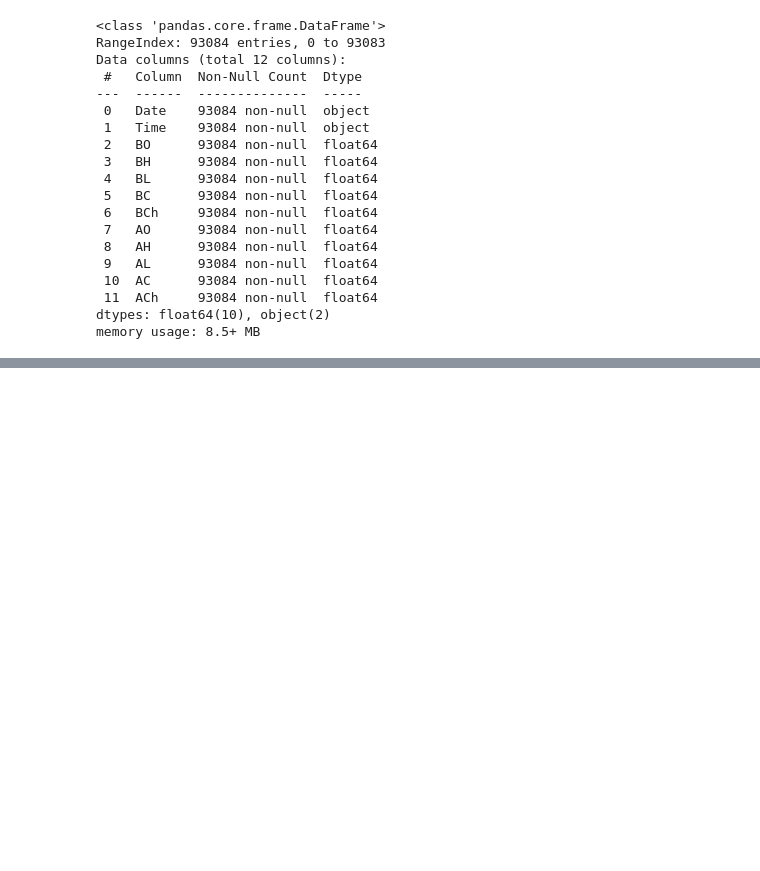
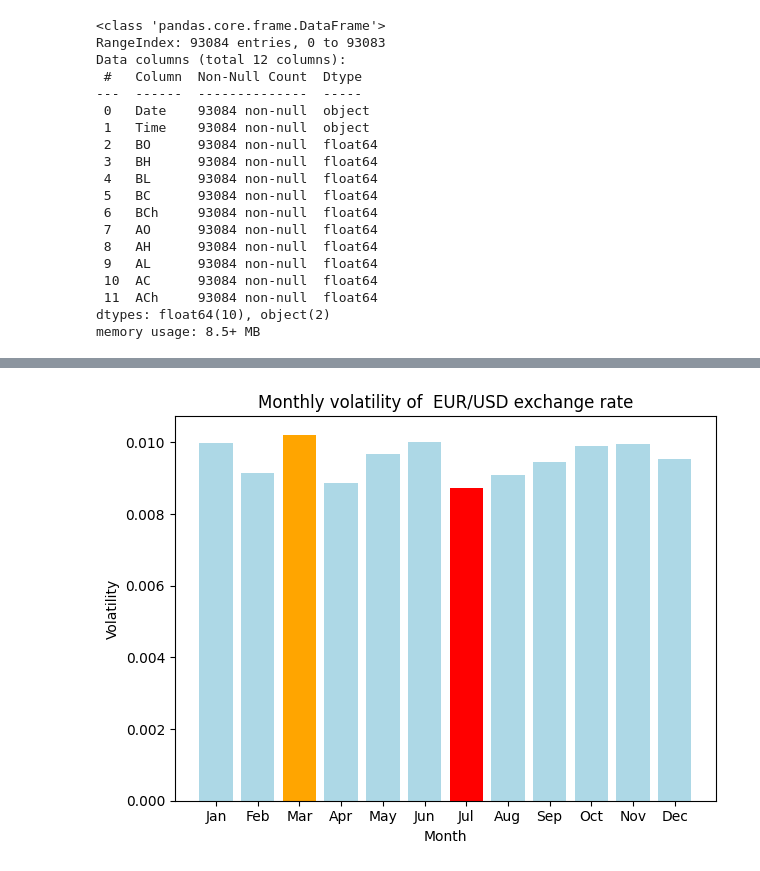
Before and after one commit to kafmfi/EUR-USD-Currency-Analysis, a Jupyter notebook: script.ipynb, the cells around one changed output, grey strips where cells are left out. Saved outputs shown, nothing was run; the diff lists cells and outputs as text; code cells hidden in the pictures; blank space fills up the shorter version.

```diff
--- a/script.ipynb
+++ b/script.ipynb
@@ -98,0 +181,27 @@ df1.head()
+# %%
+#volatility for each month
+monthly_volatility=df1.groupby("Month").B_volatility.mean()
+month_order=list(calendar.month_abbr)
+month_order=month_order[1:]
+monthly_volatility=monthly_volatility.reindex(month_order)
+print(monthly_volatility)
+#max volatility month
+max_value=monthly_volatility.max()
+max_month=monthly_volatility[monthly_volatility==max_value].index[0]
+print(f"Monthly maximum volatility is {max_value:.4f} and the month is {max_month}")
+#min volatility month
+min_value=monthly_volatility.min()
+min_month=monthly_volatility[monthly_volatility==min_value].index[0]
+print(f"Monthly minimum volatility is {min_value:.4f} and the month is {min_month}")
+
+# volatility for each year
+yearly_volatility=df1.groupby("Year").B_volatility.mean()
+print(yearly_volatility)
+#max volatility year
+max_value=yearly_volatility.max()
+max_year=yearly_volatility[yearly_volatility==max_value].index[0]
+print(f" Yearly maximum volatility is {max_value:.4f} and the year is {max_year}")
+#min volatility year
+min_value=yearly_volatility.min()
+min_year=yearly_volatility[yearly_volatility==min_value].index[0]
+print(f" Yearly minimum volatility is {min_value:.4f} and the year is {min_year}")
@@ -98,0 +305,12 @@ df1.head()
+# %%
+#volatility for each month
+df3=monthly_volatility.reset_index()
+plt.bar(df3["Month"],df3["B_volatility"],color=['lightblue', 'lightblue', 'orange', 'lightblue', 'lightblue', 'lightblue',
+          'red', 'lightblue', 'lightblue', 'lightblue', 'lightblue', 'lightblue'])
+plt.title("Monthly volatility of  EUR/USD exchange rate")
+plt.xlabel("Month")
+plt.ylabel("Volatility")
+plt.tight_layout()
+plt.show()
+# %% [output]
+[figure, added]
```
Also changed, not shown: parts of 47 cells of this notebook, 1 other file.
